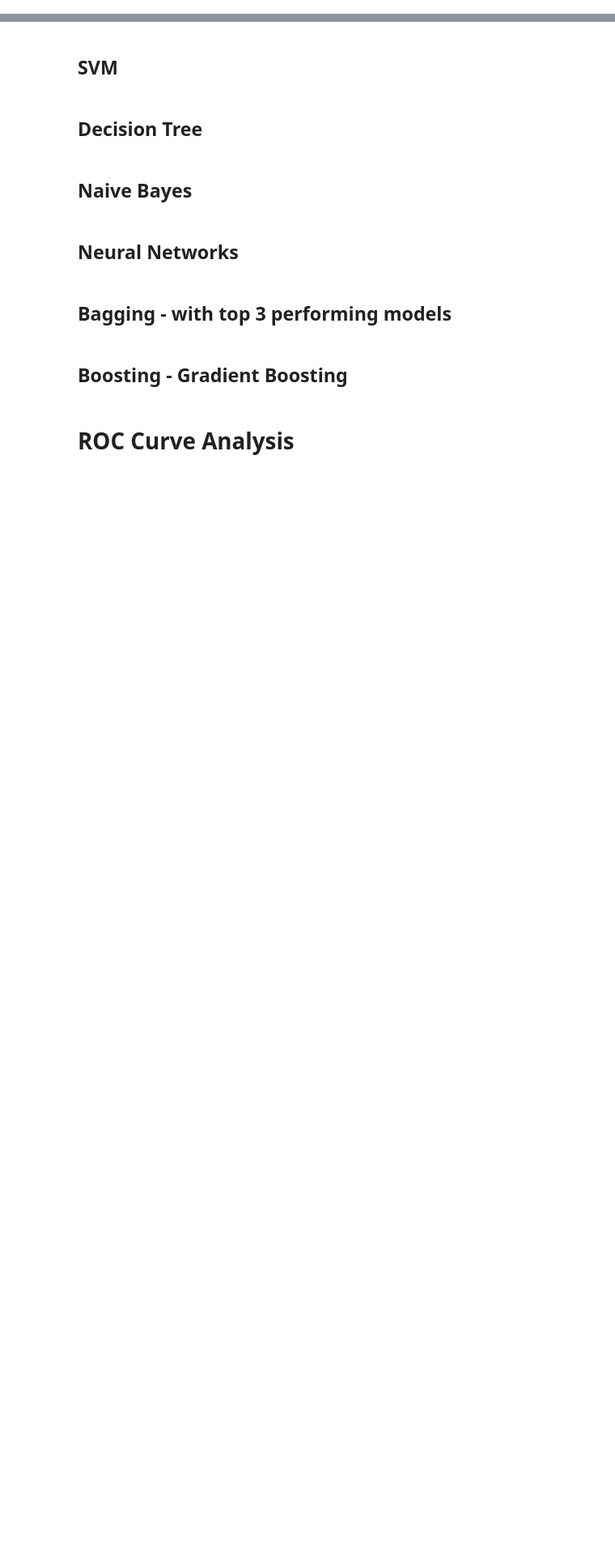
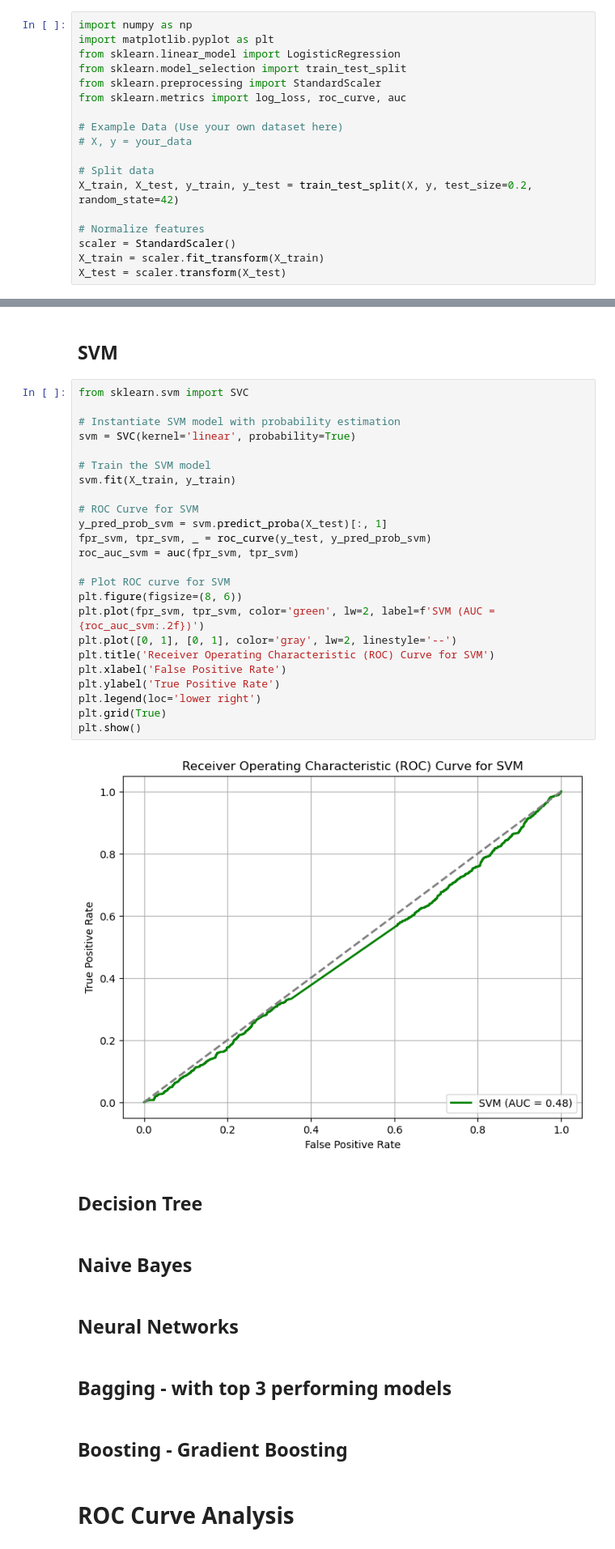
Before and after one commit to vaipos/Rate-Resume, a Jupyter notebook: Clean_Data.ipynb, the cells around one changed output, grey strips where cells are left out. Shown at 81% size. Saved outputs shown, nothing was run; the diff lists cells and outputs as text; blank space fills up the shorter version.

```diff
--- a/Clean_Data.ipynb
+++ b/Clean_Data.ipynb
@@ -46,3 +73,21 @@ Name: count, dtype: int64
+# %%
+import numpy as np
+import matplotlib.pyplot as plt
+from sklearn.linear_model import LogisticRegression
+from sklearn.model_selection import train_test_split
+from sklearn.preprocessing import StandardScaler
+from sklearn.metrics import log_loss, roc_curve, auc
+
+# Example Data (Use your own dataset here)
+# X, y = your_data
+
+# Split data
+X_train, X_test, y_train, y_test = train_test_split(X, y, test_size=0.2, random_state=42)
+
+# Normalize features
+scaler = StandardScaler()
+X_train = scaler.fit_transform(X_train)
+X_test = scaler.transform(X_test)
 # %% [markdown]
 # Model Development
 # %% [markdown]
@@ -50,5 +139,31 @@ Name: count, dtype: int64
 # %% [markdown]
 ## SVM
+# %%
+from sklearn.svm import SVC
+
+# Instantiate SVM model with probability estimation
+svm = SVC(kernel='linear', probability=True)
+
+# Train the SVM model
+svm.fit(X_train, y_train)
+
+# ROC Curve for SVM
+y_pred_prob_svm = svm.predict_proba(X_test)[:, 1]
+fpr_svm, tpr_svm, _ = roc_curve(y_test, y_pred_prob_svm)
+roc_auc_svm = auc(fpr_svm, tpr_svm)
+
+# Plot ROC curve for SVM
+plt.figure(figsize=(8, 6))
+plt.plot(fpr_svm, tpr_svm, color='green', lw=2, label=f'SVM (AUC = {roc_auc_svm:.2f})')
+plt.plot([0, 1], [0, 1], color='gray', lw=2, linestyle='--')
+plt.title('Receiver Operating Characteristic (ROC) Curve for SVM')
+plt.xlabel('False Positive Rate')
+plt.ylabel('True Positive Rate')
+plt.legend(loc='lower right')
+plt.grid(True)
+plt.show()
+# %% [output]
+[figure, added]
 # %% [markdown]
 ## Decision Tree
 # %% [markdown]
```
Also changed, not shown: parts of 4 cells of this notebook.
